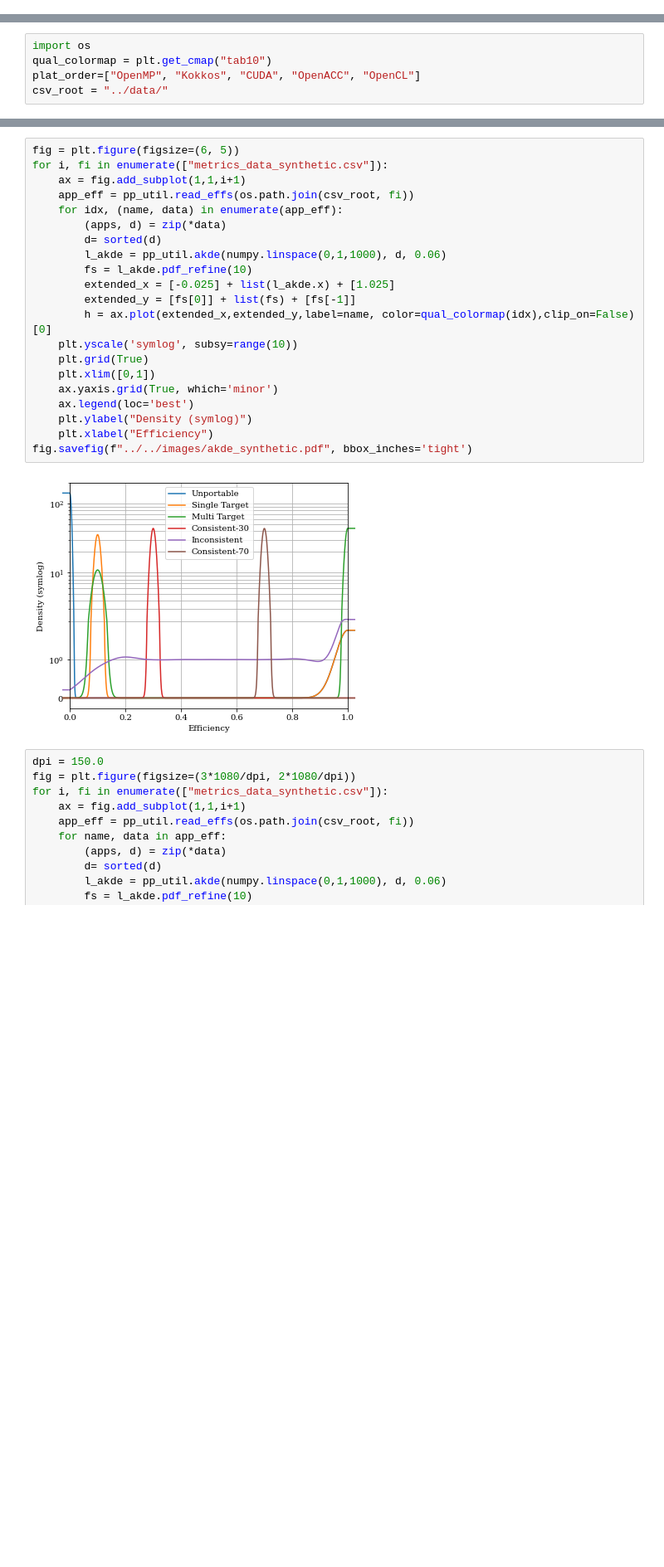
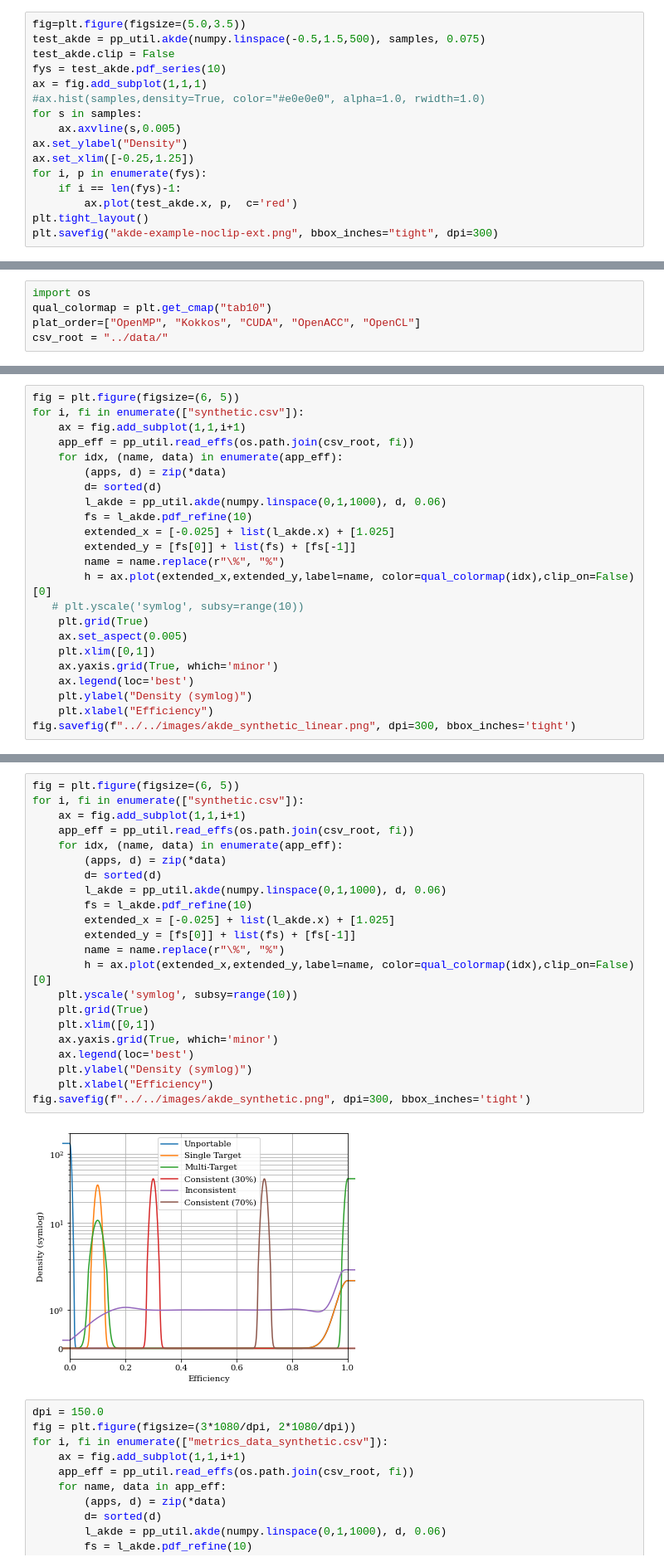
Before and after one commit to UoB-HPC/performance-portability, a Jupyter notebook: metrics/scripts/Adaptive Kernel Density Estimation.ipynb, the cells around one changed output, grey strips where cells are left out. Shown: that part at 83% size. Drawn from its saved outputs; the diff is of its cells as text; blank space fills up the shorter version.

```diff
--- a/metrics/scripts/Adaptive Kernel Density Estimation.ipynb
+++ b/metrics/scripts/Adaptive Kernel Density Estimation.ipynb
@@ -206,0 +272,16 @@ plt.savefig("../../images/kde-progression.pdf", bbox_inches="tight")
+# %%
+fig=plt.figure(figsize=(5.0,3.5))
+test_akde = pp_util.akde(numpy.linspace(-0.5,1.5,500), samples, 0.075)
+test_akde.clip = False
+fys = test_akde.pdf_series(10)
+ax = fig.add_subplot(1,1,1)
+#ax.hist(samples,density=True, color="#e0e0e0", alpha=1.0, rwidth=1.0)
+for s in samples:
+    ax.axvline(s,0.005)
+ax.set_ylabel("Density")
+ax.set_xlim([-0.25,1.25])
+for i, p in enumerate(fys):
+    if i == len(fys)-1:
+        ax.plot(test_akde.x, p,  c='red')
+plt.tight_layout()
+plt.savefig("akde-example-noclip-ext.png", bbox_inches="tight", dpi=300)
@@ -303,0 +431,23 @@ fig.savefig(f"../../images/akde_cdf_clipped_fixed.png", dpi=dpi)
+# %%
+fig = plt.figure(figsize=(6, 5))
+for i, fi in enumerate(["synthetic.csv"]):
+    ax = fig.add_subplot(1,1,i+1)
+    app_eff = pp_util.read_effs(os.path.join(csv_root, fi))
+    for idx, (name, data) in enumerate(app_eff):
+        (apps, d) = zip(*data)
+        d= sorted(d)
+        l_akde = pp_util.akde(numpy.linspace(0,1,1000), d, 0.06)
+        fs = l_akde.pdf_refine(10)
+        extended_x = [-0.025] + list(l_akde.x) + [1.025]
+        extended_y = [fs[0]] + list(fs) + [fs[-1]]
+        name = name.replace(r"\%", "%")
+        h = ax.plot(extended_x,extended_y,label=name, color=qual_colormap(idx),clip_on=False)[0]
+   # plt.yscale('symlog', subsy=range(10))
+    plt.grid(True)
+    ax.set_aspect(0.005)
+    plt.xlim([0,1])
+    ax.yaxis.grid(True, which='minor')
+    ax.legend(loc='best')
+    plt.ylabel("Density (symlog)")
+    plt.xlabel("Efficiency")
+fig.savefig(f"../../images/akde_synthetic_linear.png", dpi=300, bbox_inches='tight')
@@ -304,26 +456,27 @@ fig.savefig(f"../../images/akde_cdf_clipped_fixed.png", dpi=dpi)
 # %%
 fig = plt.figure(figsize=(6, 5))
-for i, fi in enumerate(["metrics_data_synthetic.csv"]):
+for i, fi in enumerate(["synthetic.csv"]):
     ax = fig.add_subplot(1,1,i+1)
     app_eff = pp_util.read_effs(os.path.join(csv_root, fi))
     for idx, (name, data) in enumerate(app_eff):
         (apps, d) = zip(*data)
         d= sorted(d)
         l_akde = pp_util.akde(numpy.linspace(0,1,1000), d, 0.06)
         fs = l_akde.pdf_refine(10)
         extended_x = [-0.025] + list(l_akde.x) + [1.025]
         extended_y = [fs[0]] + list(fs) + [fs[-1]]
+        name = name.replace(r"\%", "%")
         h = ax.plot(extended_x,extended_y,label=name, color=qual_colormap(idx),clip_on=False)[0]
     plt.yscale('symlog', subsy=range(10))
     plt.grid(True)
     plt.xlim([0,1])
     ax.yaxis.grid(True, which='minor')
     ax.legend(loc='best')
     plt.ylabel("Density (symlog)")
     plt.xlabel("Efficiency")
-fig.savefig(f"../../images/akde_synthetic.pdf", bbox_inches='tight')
+fig.savefig(f"../../images/akde_synthetic.png", dpi=300, bbox_inches='tight')
 # %% [output]
-[figure, old version]
+[figure, new version]
 # %%
 dpi = 150.0
 fig = plt.figure(figsize=(3*1080/dpi, 2*1080/dpi))
```
Also changed, not shown: parts of 42 cells of this notebook, 3 other files.
